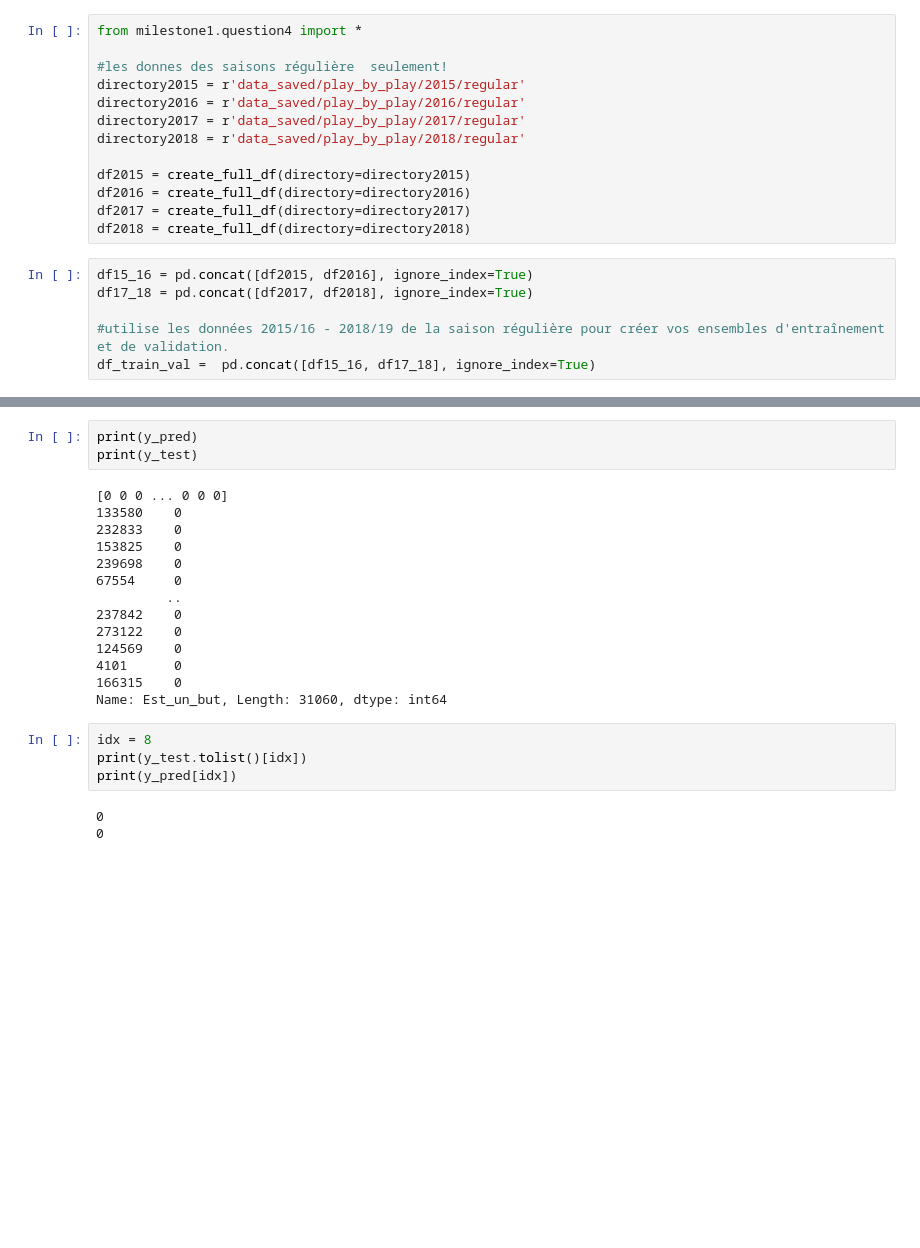
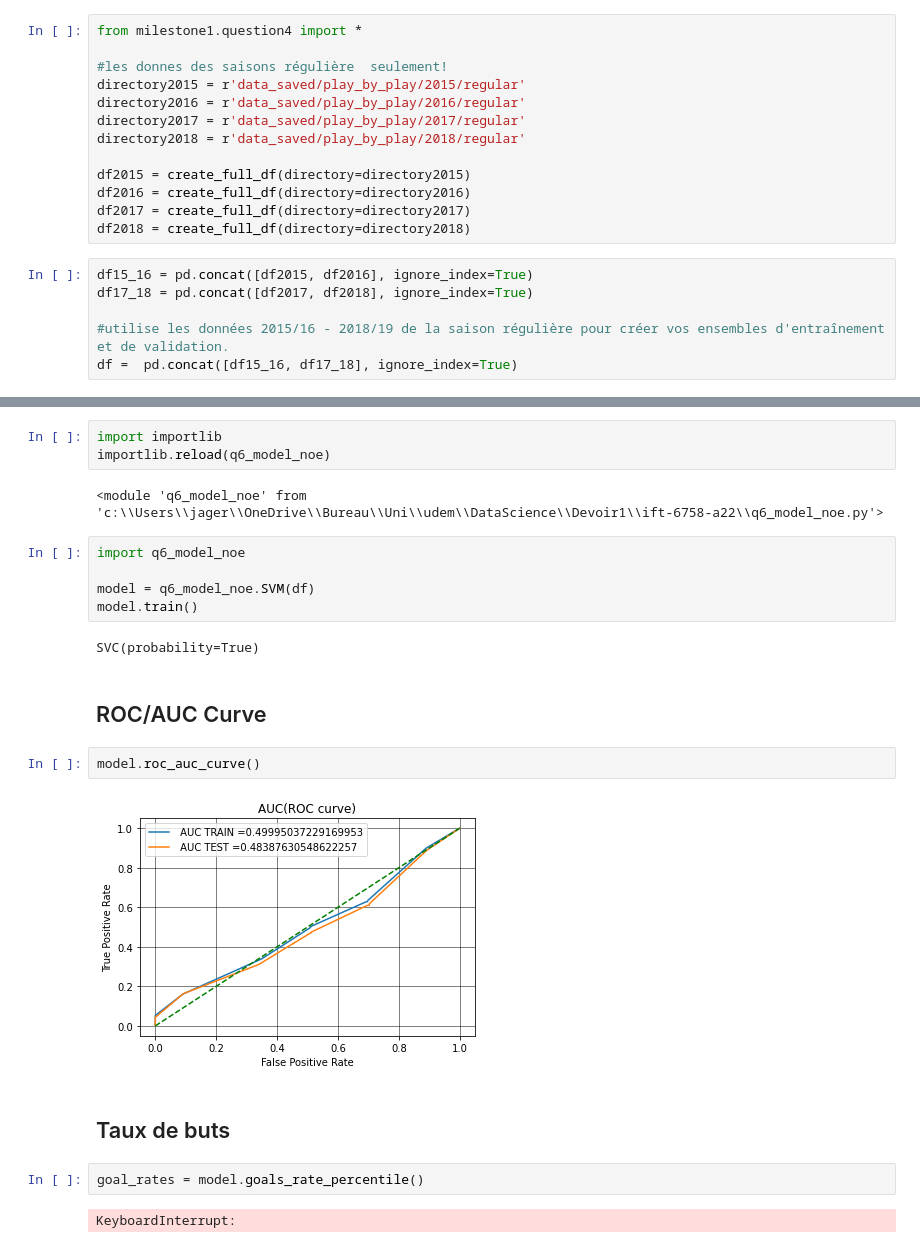
Before and after one commit to teylouniseif/ift-6758-a22, a Jupyter notebook: q6_model_Noe.ipynb, the cells around one changed output, grey strips where cells are left out. Drawn from its saved outputs; the diff is of its cells as text; blank space fills up the shorter version.

```diff
--- a/q6_model_Noe.ipynb
+++ b/q6_model_Noe.ipynb
@@ -33,4 +30,4 @@ df15_16 = pd.concat([df2015, df2016], ignore_index=True)
 df17_18 = pd.concat([df2017, df2018], ignore_index=True)
 
 #utilise les données 2015/16 - 2018/19 de la saison régulière pour créer vos ensembles d'entraînement et de validation.
-df_train_val =  pd.concat([df15_16, df17_18], ignore_index=True)
+df =  pd.concat([df15_16, df17_18], ignore_index=True)
@@ -117,24 +34,24 @@ print(np.mean(y_test==y_pred))
-# %%
-print(y_pred)
-print(y_test)
-# %% [output]
-[0 0 0 ... 0 0 0]
-133580    0
-232833    0
-153825    0
-239698    0
-67554     0
-         ..
-237842    0
-273122    0
-124569    0
-4101      0
-166315    0
-Name: Est_un_but, Length: 31060, dtype: int64
-# %%
-idx = 8
-print(y_test.tolist()[idx])
-print(y_pred[idx])
-# %% [output]
-0
-0
+# %%
+import importlib
+importlib.reload(q6_model_noe)
+# %% [output]
+<module 'q6_model_noe' from 'c:\\Users\\jager\\OneDrive\\Bureau\\Uni\\udem\\DataScience\\Devoir1\\ift-6758-a22\\q6_model_noe.py'>
+# %%
+import q6_model_noe
+
+model = q6_model_noe.SVM(df)
+model.train()
+# %% [output]
+SVC(probability=True)
+# %% [markdown]
+## ROC/AUC Curve
+# %%
+model.roc_auc_curve()
+# %% [output]
+[figure, added]
+# %% [markdown]
+## Taux de buts
+# %%
+goal_rates = model.goals_rate_percentile()
+# %% [output]
+KeyboardInterrupt:
```
Also changed, not shown: parts of 15 cells of this notebook, 1 other file.
